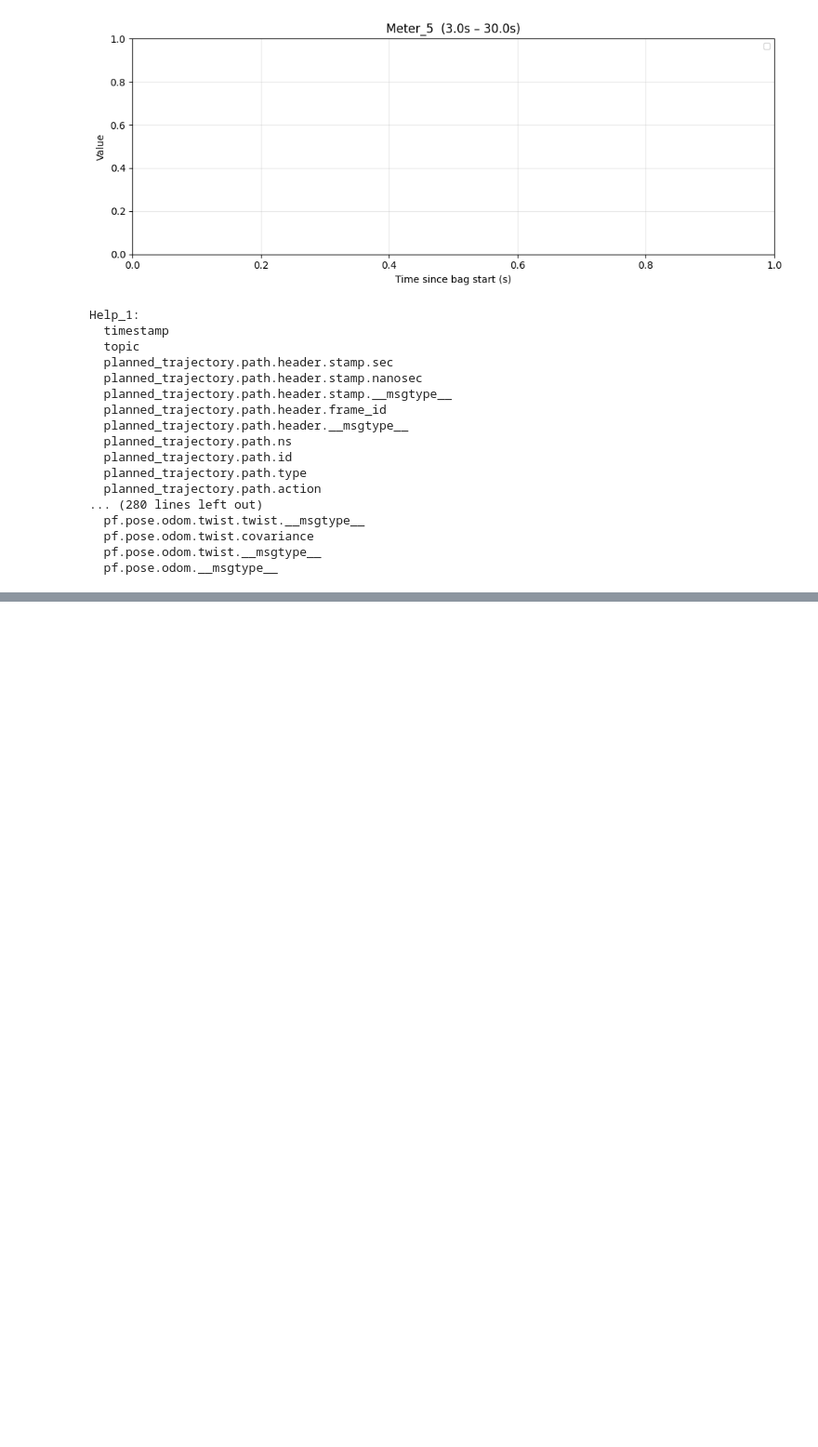
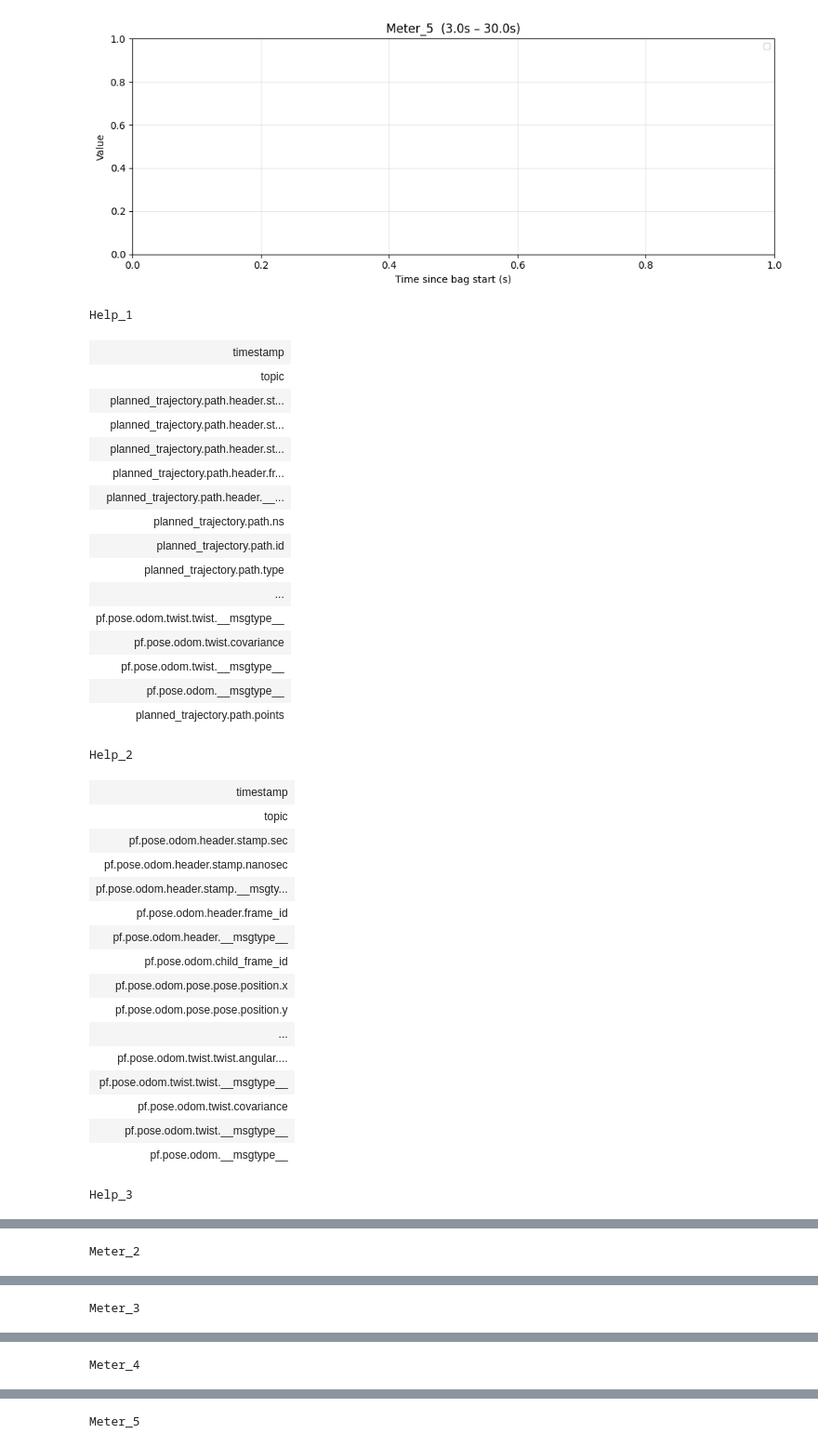
Before and after one commit to rss2026-4/final_challenge, a Jupyter notebook: final_challenge/data_viz/viz.ipynb, the cells around one changed output, grey strips where cells are left out. Shown at 93% size. Cells and saved outputs as stored; diff of their text form; code cells hidden in the pictures; blank space fills up the shorter version.

```diff
--- a/final_challenge/data_viz/viz.ipynb
+++ b/final_challenge/data_viz/viz.ipynb
@@ -241,26 +241,45 @@ for name, df in dfs.items():
 [figure]
 [figure]
 [figure]
-# %%
-for name, df in dfs.items():
-    print(f"{name}:")
-    for c in df.columns:
-        print(f"  {c}")
-# %% [output]
-Help_1:
-  timestamp
-  topic
-  planned_trajectory.path.header.stamp.sec
-  planned_trajectory.path.header.stamp.nanosec
-  planned_trajectory.path.header.stamp.__msgtype__
-  planned_trajectory.path.header.frame_id
-  planned_trajectory.path.header.__msgtype__
-  planned_trajectory.path.ns
-  planned_trajectory.path.id
-  planned_trajectory.path.type
-  planned_trajectory.path.action
-... (280 lines left out)
-  pf.pose.odom.twist.twist.__msgtype__
-  pf.pose.odom.twist.covariance
-  pf.pose.odom.twist.__msgtype__
-  pf.pose.odom.__msgtype__
+# %%
+from IPython.display import display, HTML
+
+for name, df in dfs.items():
+    rows = "".join(f"<tr><td>{c}</td></tr>" for c in df.columns)
+    display(HTML(f"<b>{name}</b><div style='height:400px;overflow-y:scroll'><table>{rows}</table></div>"))
+# %% [output]
+Help_1
+| timestamp |
+| topic |
+| planned_trajectory.path.header.st... |
+| planned_trajectory.path.header.st... |
+| planned_trajectory.path.header.st... |
+| planned_trajectory.path.header.fr... |
+| planned_trajectory.path.header.__... |
+| planned_trajectory.path.ns |
+| planned_trajectory.path.id |
+| planned_trajectory.path.type |
+| ... |
+| pf.pose.odom.twist.twist.__msgtype__ |
+| pf.pose.odom.twist.covariance |
+| pf.pose.odom.twist.__msgtype__ |
+| pf.pose.odom.__msgtype__ |
+| planned_trajectory.path.points |
+Help_2
+| timestamp |
+| topic |
+| pf.pose.odom.header.stamp.sec |
+| pf.pose.odom.header.stamp.nanosec |
+| pf.pose.odom.header.stamp.__msgty... |
+| pf.pose.odom.header.frame_id |
+| pf.pose.odom.header.__msgtype__ |
+| pf.pose.odom.child_frame_id |
+| pf.pose.odom.pose.pose.position.x |
+| pf.pose.odom.pose.pose.position.y |
+| ... |
+| pf.pose.odom.twist.twist.angular.... |
+| pf.pose.odom.twist.twist.__msgtype__ |
+| pf.pose.odom.twist.covariance |
+| pf.pose.odom.twist.__msgtype__ |
+| pf.pose.odom.__msgtype__ |
+Help_3
@@ -266,0 +302 @@ Help_1:
+Meter_2
@@ -266,0 +319 @@ Help_1:
+Meter_3
@@ -266,0 +336 @@ Help_1:
+Meter_4
@@ -266,0 +353 @@ Help_1:
+Meter_5
```
Also changed, not shown: parts of 1 cell of this notebook.
